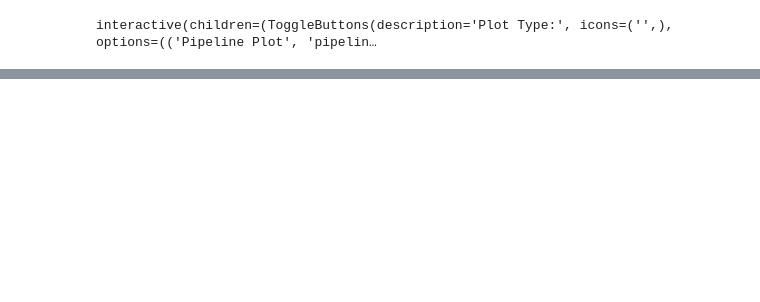
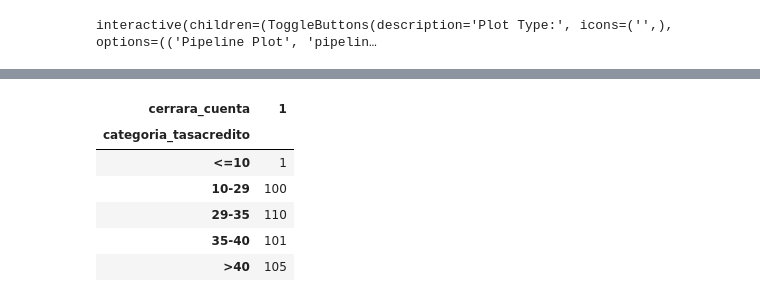
Before and after one commit to jessi02/DMC_MLE_G8, a Jupyter notebook: Taller2_MLE_Script.ipynb, the cells around one changed output, grey strips where cells are left out. Cells and saved outputs as stored; diff of their text form; code cells hidden in the pictures; blank space fills up the shorter version.

```diff
--- a/Taller2_MLE_Script.ipynb
+++ b/Taller2_MLE_Script.ipynb
@@ -391,3 +471,13 @@ shap.summary_plot(shap_values_fixed[:min_rows], X_train_transformed.iloc[:min_ro
+# %%
+pd.crosstab(df_sinreclamo['categoria_tasacredito'], df_sinreclamo['cerrara_cuenta'])
+# %% [output]
+| cerrara_cuenta | 1 |
+| categoria_tasacredito |  |
+| <=10 | 1 |
+| 10-29 | 100 |
+| 29-35 | 110 |
+| 35-40 | 101 |
+| >40 | 105 |
 # %%
 ##################################################################################
 #################### RESPUESTAS ##################################################
```
Also changed, not shown: parts of 16 cells of this notebook.
